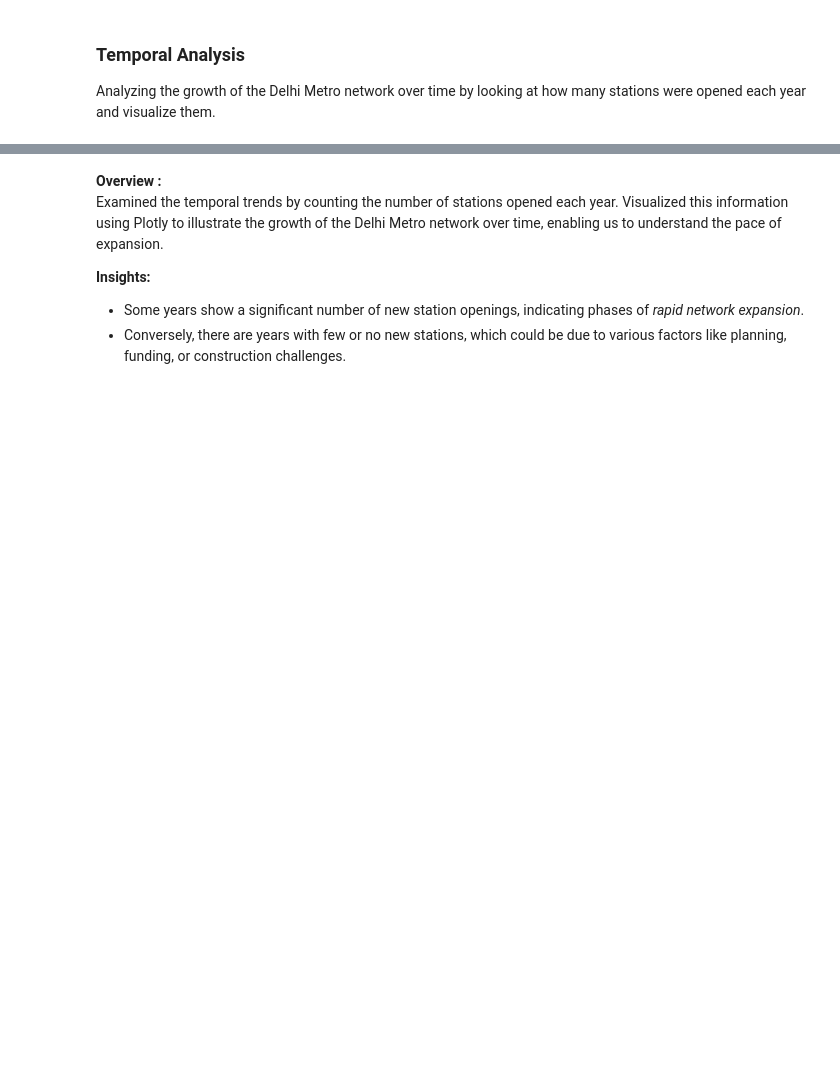
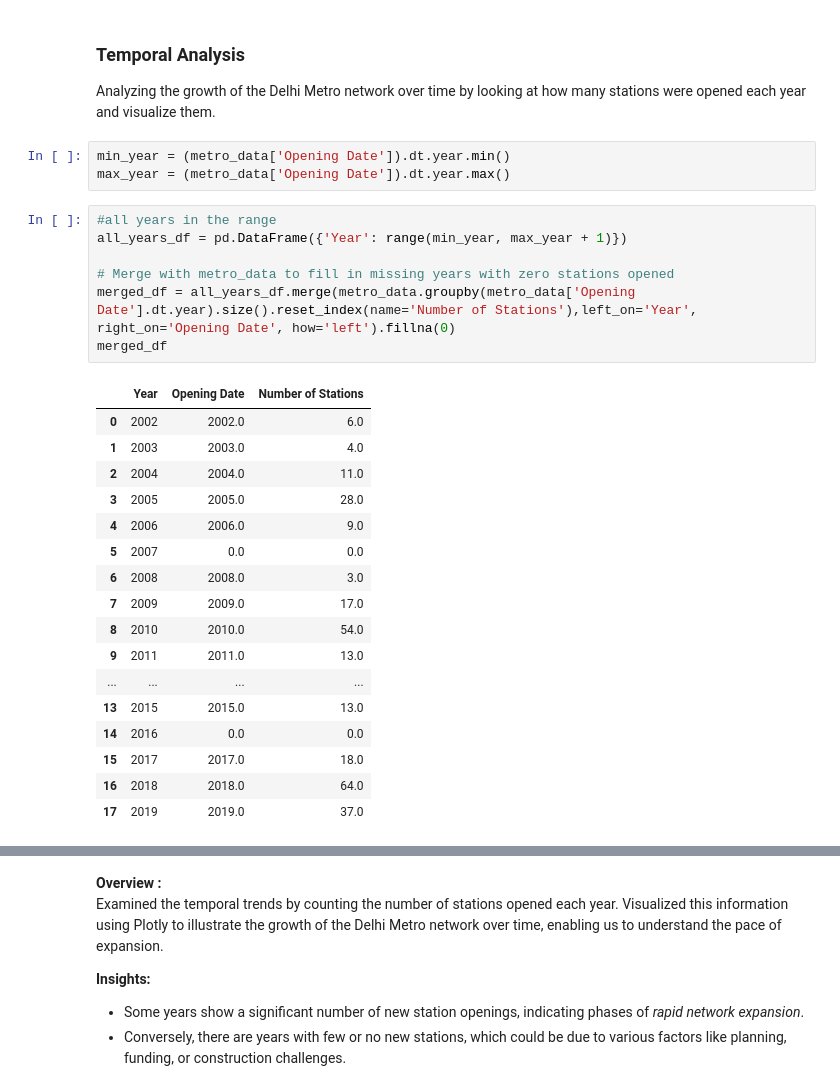
Before and after one commit to kamakshii22/Metro_Network_Analysis, a Jupyter notebook: Delhi_metro_network_analysis.ipynb, the cells around one changed output, grey strips where cells are left out. Drawn from its saved outputs; the diff is of its cells as text; blank space fills up the shorter version.

```diff
--- a/Delhi_metro_network_analysis.ipynb
+++ b/Delhi_metro_network_analysis.ipynb
@@ -141,4 +141,32 @@ This map provides a visual understanding of how the metro stations are spread ac
 ### Temporal Analysis
 
 Analyzing the growth of the Delhi Metro network over time by looking at how many stations were opened each year and visualize them.
+# %%
+min_year = (metro_data['Opening Date']).dt.year.min()
+max_year = (metro_data['Opening Date']).dt.year.max()
+# %%
+#all years in the range
+all_years_df = pd.DataFrame({'Year': range(min_year, max_year + 1)})
+
+# Merge with metro_data to fill in missing years with zero stations opened
+merged_df = all_years_df.merge(metro_data.groupby(metro_data['Opening Date'].dt.year).size().reset_index(name='Number of Stations'),left_on='Year', right_on='Opening Date', how='left').fillna(0)
+merged_df
+# %% [output]
+|  | Year | Opening Date | Number of Stations |
+| 0 | 2002 | 2002.0 | 6.0 |
+| 1 | 2003 | 2003.0 | 4.0 |
+| 2 | 2004 | 2004.0 | 11.0 |
+| 3 | 2005 | 2005.0 | 28.0 |
+| 4 | 2006 | 2006.0 | 9.0 |
+| 5 | 2007 | 0.0 | 0.0 |
+| 6 | 2008 | 2008.0 | 3.0 |
+| 7 | 2009 | 2009.0 | 17.0 |
+| 8 | 2010 | 2010.0 | 54.0 |
+| 9 | 2011 | 2011.0 | 13.0 |
+| ... | ... | ... | ... |
+| 13 | 2015 | 2015.0 | 13.0 |
+| 14 | 2016 | 0.0 | 0.0 |
+| 15 | 2017 | 2017.0 | 18.0 |
+| 16 | 2018 | 2018.0 | 64.0 |
+| 17 | 2019 | 2019.0 | 37.0 |
 # %%
```
Also changed, not shown: parts of 1 cell of this notebook.
